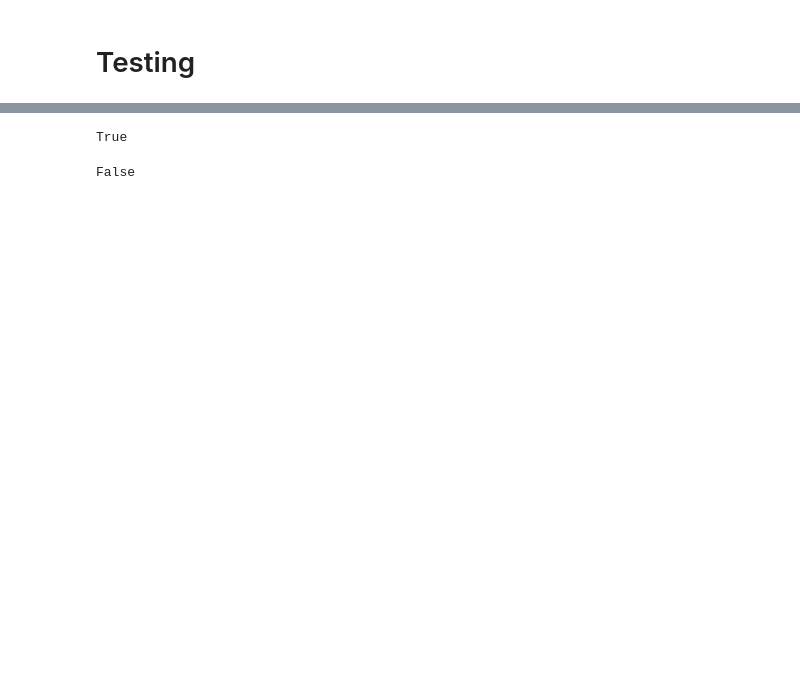
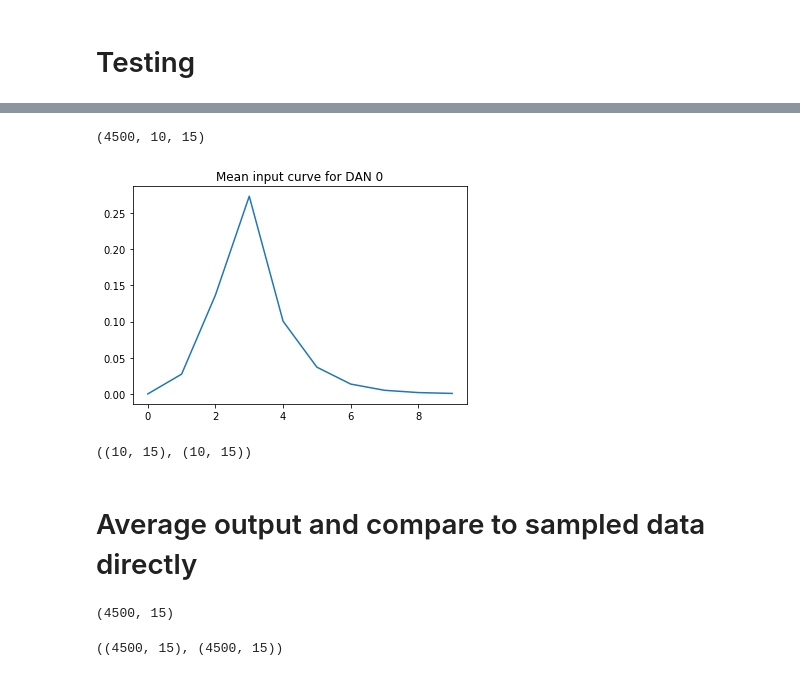
Before and after one commit to Jake-Jay/mushroom-body-models, a Jupyter notebook: RNN/train_masked_rnn.ipynb, the cells around one changed output, grey strips where cells are left out. Cells and saved outputs as stored; diff of their text form; code cells hidden in the pictures; blank space fills up the shorter version.

```diff
--- a/RNN/train_masked_rnn.ipynb
+++ b/RNN/train_masked_rnn.ipynb
@@ -296,7 +313,7 @@ test_dataloader = DataLoader(
     num_workers=4
 )
 
-batch = next(iter(test_dataloader))
+batch = next(iter(val_dataloader))
 output = model(batch['dan'])
 
 print(output.shape)
@@ -325,15 +342,20 @@ test_dataloader = DataLoader(
     shuffle=False,
     num_workers=4
 )
-# %%
-batch = next(iter(test_dataloader))
 # %%
+gt = []
+pred = []
+
 test_loss = 0
 for batch in test_dataloader:
     x = batch['dan']
     y = batch['mbon']
     y_pred = model(x)
     test_loss += loss_fcn(y, y_pred)
+
+    gt.append(y.detach().numpy().squeeze())
+    pred.append(y_pred.squeeze().detach().numpy())
+
 av_test_loss = test_loss / len(test_dataloader)
 # %%
 av_test_loss.detach().numpy()
@@ -342,8 +364,27 @@ array(0.00559279, dtype=float32)
-# %%
-test_loss.requires_grad
-# %% [output]
-True
-# %%
-x.requires_grad
-# %% [output]
-False
+# %%
+gt = np.array(gt)
+pred = np.array(pred)
+
+gt.shape
+# %% [output]
+(4500, 10, 15)
+# %%
+plt.plot(gt.mean(axis=0)[:,0])
+plt.title('Mean input curve for DAN 0')
+plt.show()
+# %% [output]
+[figure, added]
+# %%
+# calculate the r^2 for each output
+# use this formula https://scikit-learn.org/stable/modules/generated/sklearn.linear_model.LinearRegression.html#sklearn.linear_model.LinearRegression.score
+# 1 - (residual sum of squares) / (total sum of squares)
+
+# total sum of squares: remove mean, square and sum
+tss = np.sum((gt - gt.mean(axis=0))**2, axis=0)
+
+# risidual sum of squares or the sum of residual errors
+rss = np.sum((gt - pred)**2, axis =0)
+
+rss.shape, tss.shape
+# %% [output]
+((10, 15), (10, 15))
@@ -349,0 +397,13 @@ False
+# %% [markdown]
+# Average output and compare to sampled data directly
+# %%
+Y_test_file = DATA_DIR / 'Y-test-from-distribution.npy'
+Y_test = np.load(Y_test_file)
+# %% [output]
+(4500, 15)
+# %%
+mean_pred = pred.mean(axis=1)
+
+Y_test.shape, mean_pred.shape
+# %% [output]
+((4500, 15), (4500, 15))
```
Also changed, not shown: parts of 19 cells of this notebook, 13 other files.
